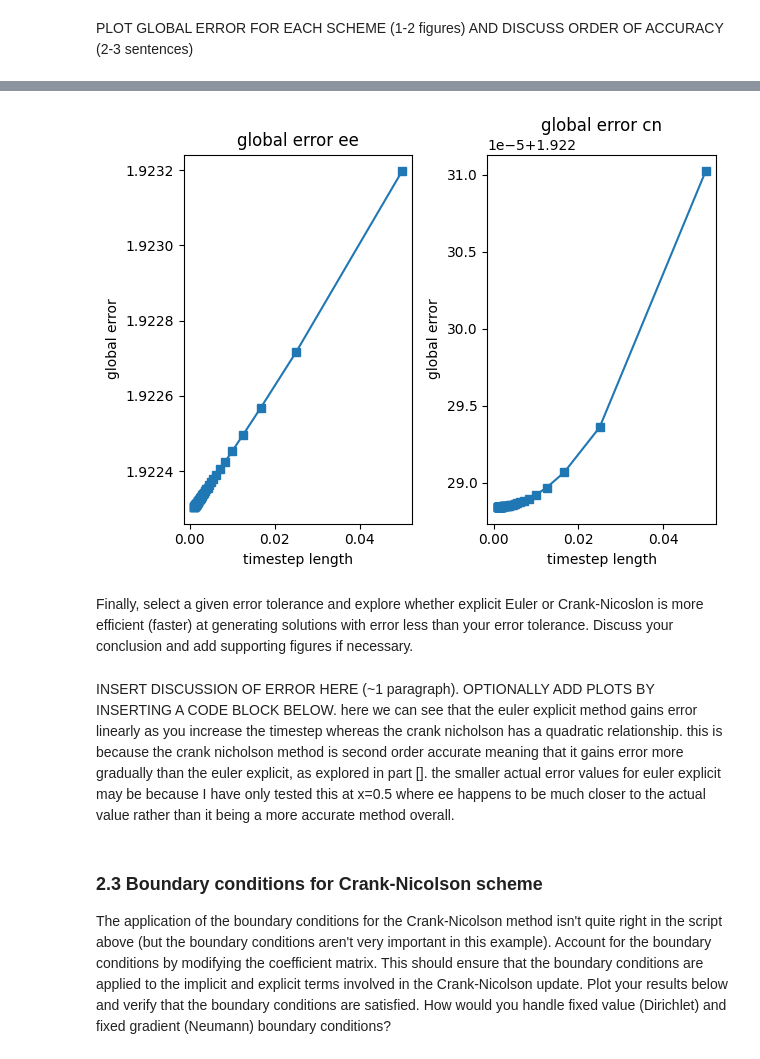
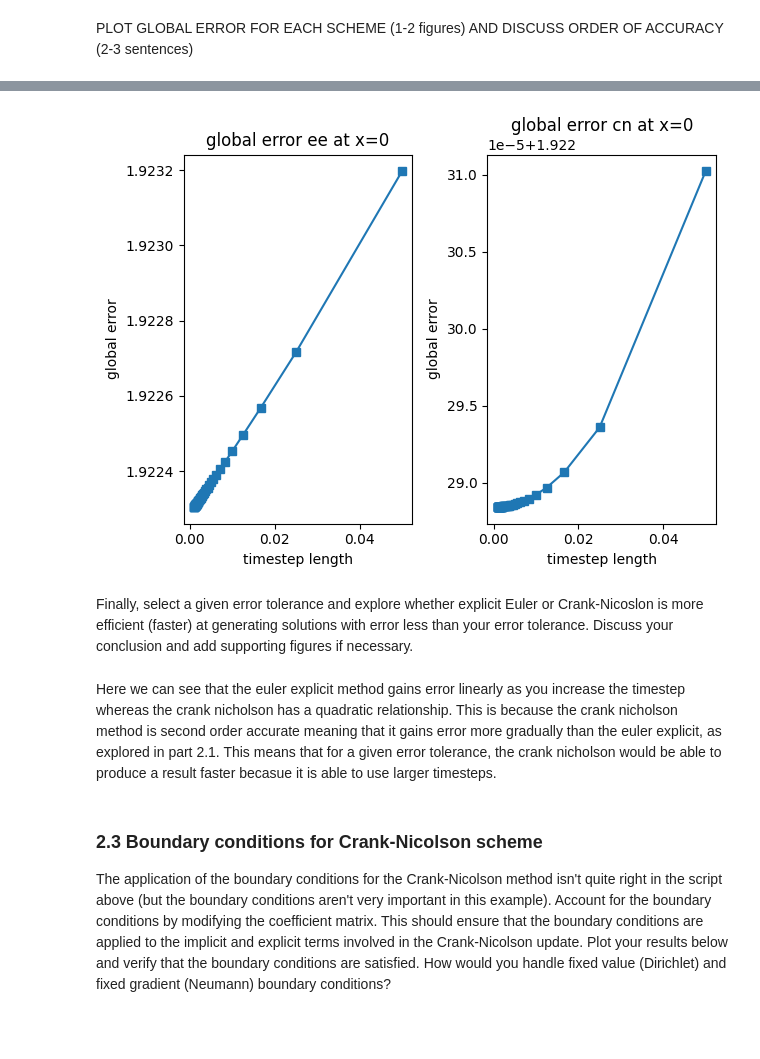
Before and after one commit to meganlouiseedwards/QCES, a Jupyter notebook: Project1_numerical_methods.ipynb, the cells around one changed output, grey strips where cells are left out. Cells and saved outputs as stored; diff of their text form; code cells hidden in the pictures; blank space fills up the shorter version.

```diff
--- a/Project1_numerical_methods.ipynb
+++ b/Project1_numerical_methods.ipynb
@@ -470,25 +468,24 @@ tsteplen=1/tstep
 globalerroree=[]
 globalerrorcn=[]
 for i in range (0,50):
-    # Convert Nt to an integer
     Nt=int(tstep[i])
     t = np.linspace(0, 10, Nt)
     dt=t[1]-t[0]
     c_EE= EE(x,t, kappa)
     c_CN= CN(x, t, kappa)
-    erroree=c_EE [75,-1] - extsol0(xval, tval) # Calculate the difference for error
-    errorcn=c_CN [75,-1] - extsol0(xval, tval) # Calculate the difference for error
+    erroree=c_EE [75,-1] - extsol0(xval, tval)
+    errorcn=c_CN [75,-1] - extsol0(xval, tval)
     globalerroree.append(erroree)
     globalerrorcn.append(errorcn)
 plt.figure()
 plt.subplot(1,2,1)
 plt.plot(tsteplen, np.abs(globalerroree), 's-')
-plt.title('global error ee')
+plt.title('global error ee at x=0')
 plt.xlabel('timestep length')
 plt.ylabel('global error')
 plt.subplot(1,2,2)
 plt.plot(tsteplen, np.abs(globalerrorcn),'s-')
-plt.title('global error cn')
+plt.title('global error cn at x=0')
 plt.xlabel('timestep length')
 plt.ylabel('global error')
 plt.tight_layout()
@@ -514,9 +511,9 @@ Crank-Nicolson method took 0.06 seconds
-[figure, old version]
+[figure, new version]
 # %% [markdown]
 Finally, select a given error tolerance and explore whether explicit Euler or Crank-Nicoslon is more efficient (faster) at generating solutions with error less than your error tolerance. Discuss your conclusion and add supporting figures if necessary.
 # %% [markdown]
-INSERT DISCUSSION OF ERROR HERE (~1 paragraph).  OPTIONALLY ADD PLOTS BY INSERTING A CODE BLOCK BELOW.
-here we can see that the euler explicit method gains error linearly as you increase the timestep whereas the crank nicholson has a quadratic relationship. this is because the crank nicholson method is second order accurate meaning that it gains error more gradually than the euler explicit, as explored in part []. the smaller actual error values for euler explicit may be because I have only tested this at x=0.5 where ee happens to be much closer to the actual value rather than it being a more accurate method overall.
+
+Here we can see that the euler explicit method gains error linearly as you increase the timestep whereas the crank nicholson has a quadratic relationship. This is because the crank nicholson method is second order accurate meaning that it gains error more gradually than the euler explicit, as explored in part 2.1. This means that for a given error tolerance, the crank nicholson would be able to produce a result faster becasue it is able to use larger timesteps.
 # %% [markdown]
 ### 2.3 Boundary conditions for Crank-Nicolson scheme
 <a id='section2pt3'></a>
```
Also changed, not shown: parts of 7 cells of this notebook.
